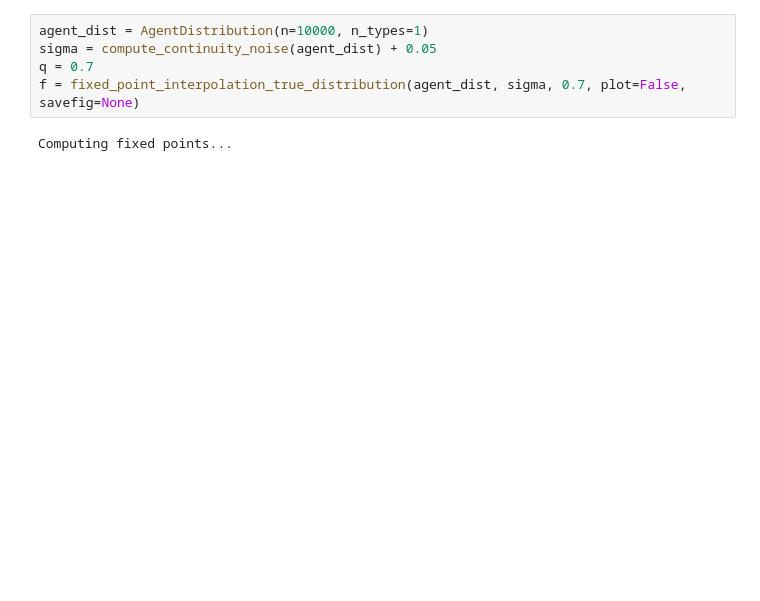
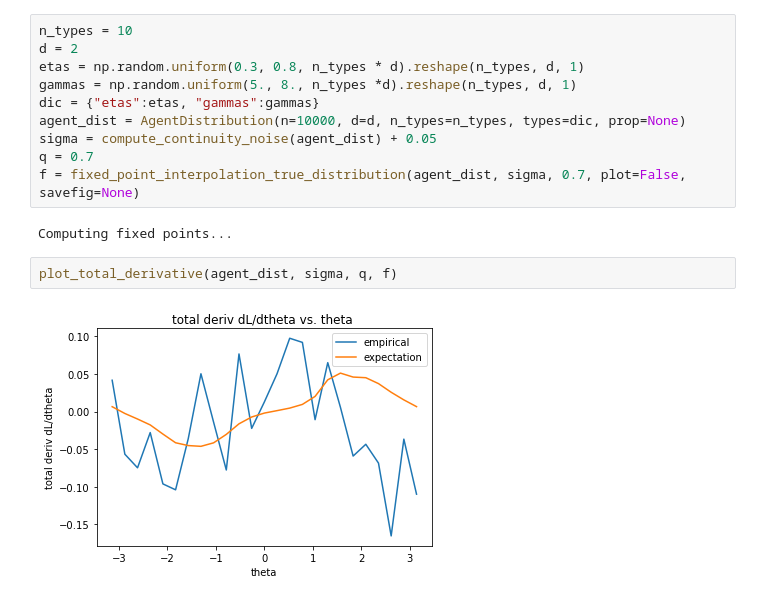
Before and after one commit to roshni714/ml-with-strategic-agents, a Jupyter notebook: test-all-gradients.ipynb, the cells around one changed output. Drawn from its saved outputs; the diff is of its cells as text; blank space fills up the shorter version.

```diff
--- a/test-all-gradients.ipynb
+++ b/test-all-gradients.ipynb
@@ -12,11 +10,20 @@ from scipy.stats import bernoulli, norm
 import tqdm
 import numpy as np
 # %%
-agent_dist = AgentDistribution(n=10000, n_types=1)
+n_types = 10
+d = 2
+etas = np.random.uniform(0.3, 0.8, n_types * d).reshape(n_types, d, 1)
+gammas = np.random.uniform(5., 8., n_types *d).reshape(n_types, d, 1)
+dic = {"etas":etas, "gammas":gammas}
+agent_dist = AgentDistribution(n=10000, d=d, n_types=n_types, types=dic, prop=None)
 sigma = compute_continuity_noise(agent_dist) + 0.05
 q = 0.7
 f = fixed_point_interpolation_true_distribution(agent_dist, sigma, 0.7, plot=False, savefig=None)
 # %% [output]
 Computing fixed points...
+# %%
+plot_total_derivative(agent_dist, sigma, q, f)
+# %% [output]
+[figure, added]
 # %%
 plot_grad_pi_s(agent_dist, sigma, f)
```
Also changed, not shown: parts of 8 cells of this notebook, 2 other files.
